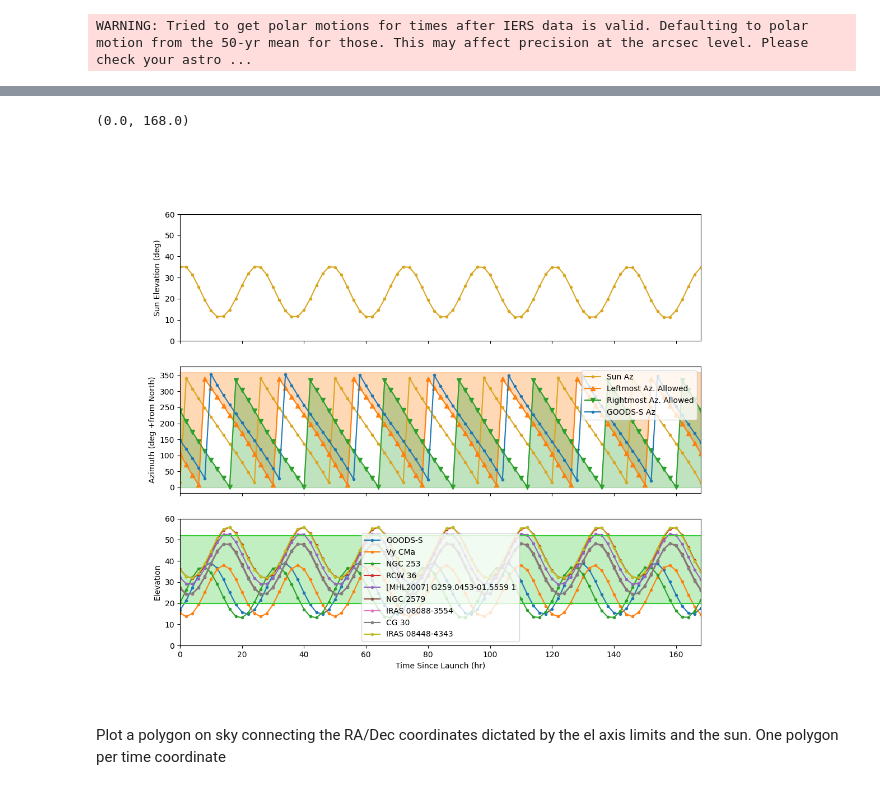
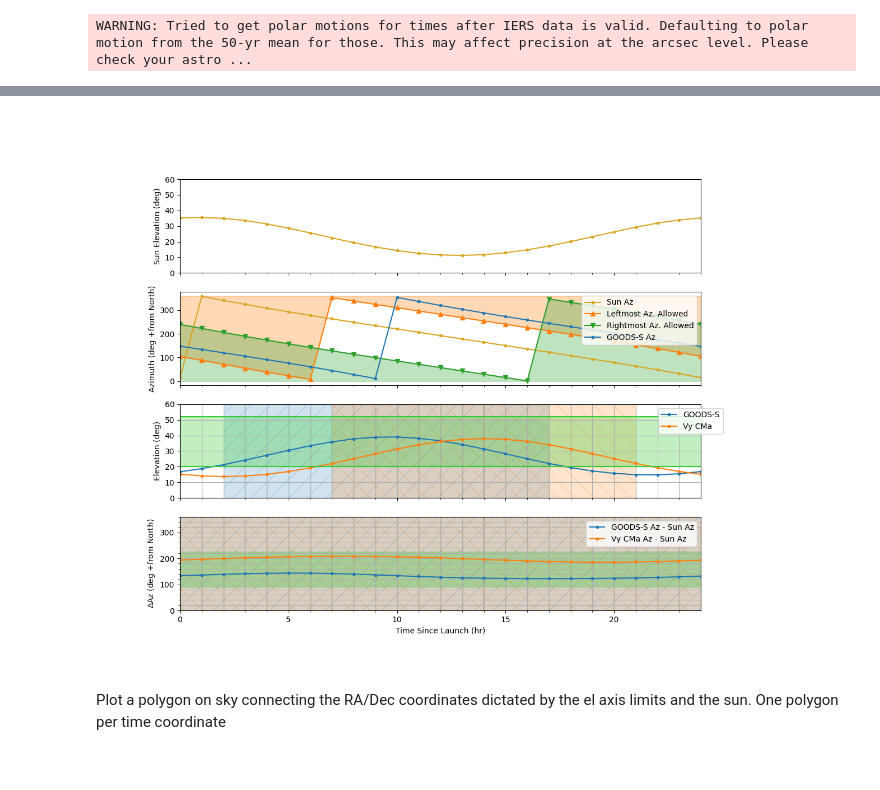
Before and after one commit to tim-balloon/tim-memos, a Jupyter notebook: TIM_sky_coverage.ipynb, the cells around one changed output, grey strips where cells are left out. Drawn from its saved outputs; the diff is of its cells as text; code cells hidden in the pictures.

```diff
--- a/TIM_sky_coverage.ipynb
+++ b/TIM_sky_coverage.ipynb
@@ -21,12 +21,18 @@ import os
 from regions import Regions, PolygonSkyRegion
 
 %matplotlib widget
+
+hatches = ['/', '\\', '|', '-', '+', 'x', 'o', 'O', '.', '*']
+global hatch_idx
+hatch_idx = 0
 # %%
 def wrap360(ang):
     return ((ang + 360.) % 360.)
 # %%
 EL_MIN = 20
 EL_MAX = 52
+DAZ_MIN = 90
+DAZ_MAX = 225
 az_limleft = lambda x: wrap360(x - 270)
 az_limright = lambda x: wrap360(x - 135)
 
@@ -35,11 +41,11 @@ mcmurdo = EarthLocation(lat='-77.8419', lon='166.6863', height=37000.)
 # mcmurdo = EarthLocation(lat='-77.8419', lon='346.6863', height=37000.) # halfway around continent
 launch_date = Time('2026-12-25 00:00:00', scale='utc', location=mcmurdo)
 
-step_hr = 2
+step_hr = 1
 oneday = np.arange(0, 24 + step_hr, step_hr) * u.hr
 oneweek = np.arange(0, 24 * 7 + step_hr, step_hr) * u.hr
 threeweeks = np.arange(24 * 7 * 3 + step_hr, step_hr) * u.hr
-times = launch_date + oneweek
+times = launch_date + oneday
 t = (times - times[0]).to(u.hr)
 
 sun_body = get_body('sun', times, location=mcmurdo)
@@ -56,10 +62,3 @@ edfs = SkyCoord(ra='04h04m57.84s', dec='-48d25m22.8s', obstime=times[0], locatio
 edff = SkyCoord(ra='03h31m43.6s', dec='-28d05m18.6s', obstime=times[0], location=mcmurdo)
 # %% [output]
 WARNING: Tried to get polar motions for times after IERS data is valid. Defaulting to polar motion from the 50-yr mean for those. This may affect precision at the arcsec level. Please check your astro ...
-# %%
-def plot_from_catalog_helper_t_vs_el(ax, name):
-    foo = SkyCoord.from_name(name)
-    coord = SkyCoord(foo.ra, foo.dec, obstime=times, location=mcmurdo)
-    foo_altaz = coord.transform_to(AltAz)
-    ax.plot(t, foo_altaz.alt.deg, marker='.', label=name)
-    return coord, foo_altaz
@@ -66,5 +107,5 @@ def plot_from_catalog_helper_t_vs_el(ax, name):
 # %%
-fig, ax = plt.subplots(figsize=(12,10), nrows=3, sharex=True)
+fig, ax = plt.subplots(figsize=(12,10), nrows=4, sharex=True)
 
 ax[0].plot(t, sun_altaz.alt.deg, marker='.', color='goldenrod')
 ax[0].set_ylim(0, 60)
@@ -79,24 +120,41 @@ ax[1].plot(t, goods_s_altaz.az.deg, marker='.', label='GOODS-S Az')
 ax[1].set_ylabel('Azimuth (deg +from North)')
 ax[1].legend(loc='upper right')
 
-ax[2].plot(t, goods_s_altaz.alt.deg, marker='.', label='GOODS-S')
+hatch_idx = 0
+plot_from_catalog_helper_t_vs_el(ax[2], 'GOODS-S', skycoord_override=goods_s)
 plot_from_catalog_helper_t_vs_el(ax[2], 'Vy CMa')
-plot_from_catalog_helper_t_vs_el(ax[2], 'NGC 253')
-plot_from_catalog_helper_t_vs_el(ax[2], 'RCW 36')
-# plot_from_catalog_helper_t_vs_el(ax[2], 'RCW 38')
-plot_from_catalog_helper_t_vs_el(ax[2], '[MHL2007] G259.0453-01.5559 1')
-plot_from_catalog_helper_t_vs_el(ax[2], 'NGC 2579')
-plot_from_catalog_helper_t_vs_el(ax[2], 'IRAS 08088-3554')
-plot_from_catalog_helper_t_vs_el(ax[2], 'CG 30')
-plot_from_catalog_helper_t_vs_el(ax[2], 'IRAS 08448-4343')
+# rcw19, _, = plot_from_catalog_helper_t_vs_el(ax[2], 'RCW 19')
+# rcw20, _ = plot_from_catalog_helper_t_vs_el(ax[2], 'RCW 20')
+# rcw36, _ = plot_from_catalog_helper_t_vs_el(ax[2], 'RCW 36')
+# rcw38, _ = plot_from_catalog_helper_t_vs_el(ax[2], 'RCW 38')
+# plot_from_catalog_helper_t_vs_el(ax[2], 'NGC 253')
+# plot_from_catalog_helper_t_vs_el(ax[2], '[MHL2007] G259.0453-01.5559 1')
+# plot_from_catalog_helper_t_vs_el(ax[2], 'IRAS 08088-3554')
+# plot_from_catalog_helper_t_vs_el(ax[2], 'CG 30')
+# plot_from_catalog_helper_t_vs_el(ax[2], 'IRAS 08448-4343')
 
 ax[2].axhline(EL_MIN, color='limegreen')
 ax[2].fill_between(t.value, EL_MIN, y2=EL_MAX, color='limegreen', alpha=0.3)
 ax[2].axhline(EL_MAX, color='limegreen')
 ax[2].set_ylim(0, 60)
-ax[2].set_xlabel('Time Since Launch (hr)')
-ax[2].set_ylabel('Elevation')
-ax[2].legend()
+ax[2].set_ylabel('Elevation (deg)')
+ax[2].legend(bbox_to_anchor=(1.05, 1), loc='upper right')
+ax[2].grid(which='both')
+ax[2].set_xlim(t[0].value, t[-1].value)
 
-ax[2].set_xlim(t[0].value, t[-1].value)
+hatch_idx = 0
+plot_from_catalog_helper_t_vs_delta_sun(ax[3], 'GOODS-S', skycoord_override=goods_s)
+plot_from_catalog_helper_t_vs_delta_sun(ax[3], 'Vy CMa')
+# plot_from_catalog_helper_t_vs_delta_sun(ax[3], 'RCW 19')
+# plot_from_catalog_helper_t_vs_delta_sun(ax[3], 'RCW 36')
+# plot_from_catalog_helper_t_vs_delta_sun(ax[3], 'RCW 38')
+
+ax[3].fill_between(t.value, DAZ_MIN, y2=DAZ_MAX, color='limegreen', alpha=0.3)
+ax[3].set_ylabel('$\Delta$Az (deg +from North)')
+ax[3].legend(loc='upper right')
+ax[3].grid(which='both')
+ax[3].set_ylim(0, 360)
+ax[3].set_xlabel('Time Since Launch (hr)')
+
+plt.minorticks_on()
 # %% [output]
@@ -104,5 +161,4 @@ WARNING: Tried to get polar motions for times after IERS data is valid. Defaulti
-(0.0, 168.0)
-[figure, old version]
+[figure, new version]
 # %%
 def altaz_to_radec_helper(alt, az):
     my_radec = SkyCoord(
```
Also changed, not shown: parts of 10 cells of this notebook.
